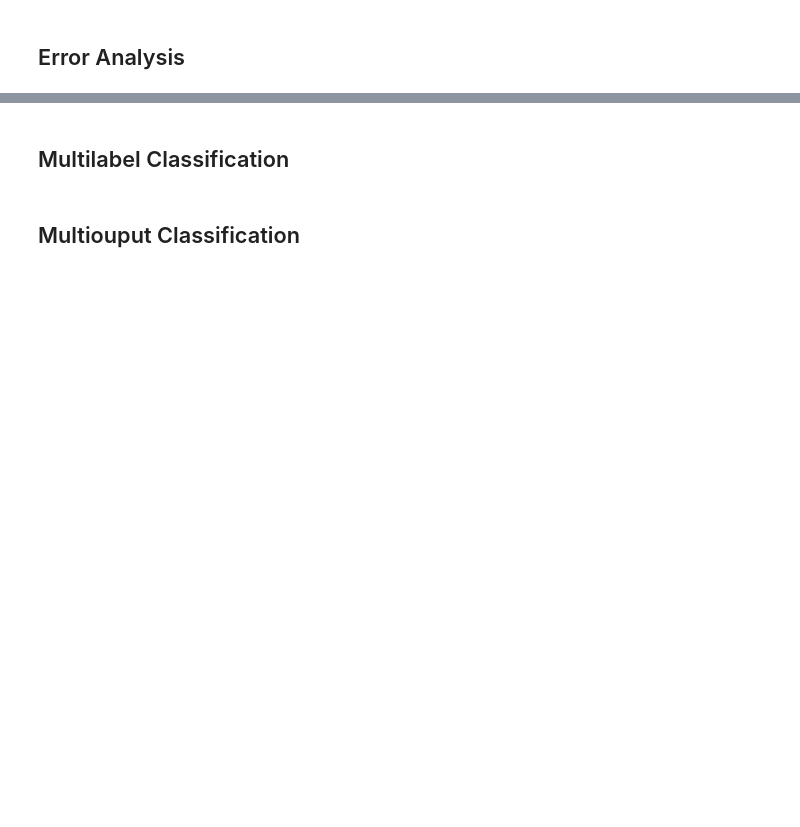
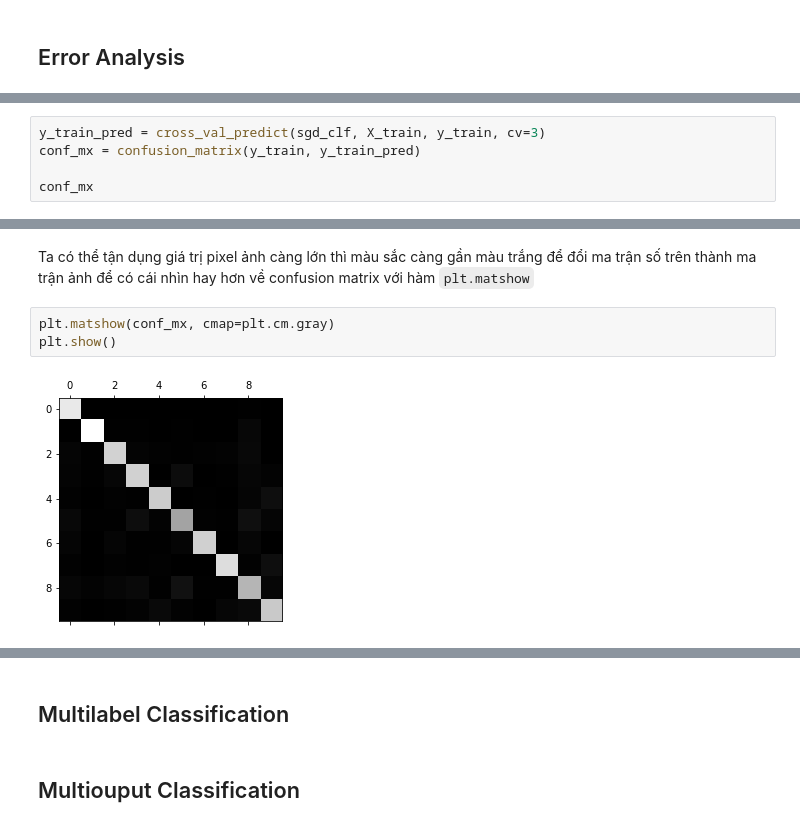
Before and after one commit to sonhm3029/Learning_ML_with_book, a Jupyter notebook: practice/hand_on_ml_with_sklearn_tensorflow/[Part1]_The_fundamentals_of_ML/chapter3.ipynb, the cells around one changed output, grey strips where cells are left out. Saved outputs shown, nothing was run; the diff lists cells and outputs as text; blank space fills up the shorter version.

```diff
--- a/practice/hand_on_ml_with_sklearn_tensorflow/[Part1]_The_fundamentals_of_ML/chapter3.ipynb
+++ b/practice/hand_on_ml_with_sklearn_tensorflow/[Part1]_The_fundamentals_of_ML/chapter3.ipynb
@@ -220,0 +425,5 @@ Và hiển nhiên là ta không thể nào có lợi được cả về recall v
+# %%
+y_train_pred = cross_val_predict(sgd_clf, X_train, y_train, cv=3)
+conf_mx = confusion_matrix(y_train, y_train_pred)
+
+conf_mx
@@ -220,0 +442,7 @@ Và hiển nhiên là ta không thể nào có lợi được cả về recall v
+# %% [markdown]
+Ta có thể tận dụng giá trị pixel ảnh càng lớn thì màu sắc càng gần màu trắng để đổi ma trận số trên thành ma trận ảnh để có cái nhìn hay hơn về confusion matrix với hàm `plt.matshow`
+# %%
+plt.matshow(conf_mx, cmap=plt.cm.gray)
+plt.show()
+# %% [output]
+[figure, added]
```
Also changed, not shown: parts of 39 cells of this notebook, 4 other files.
